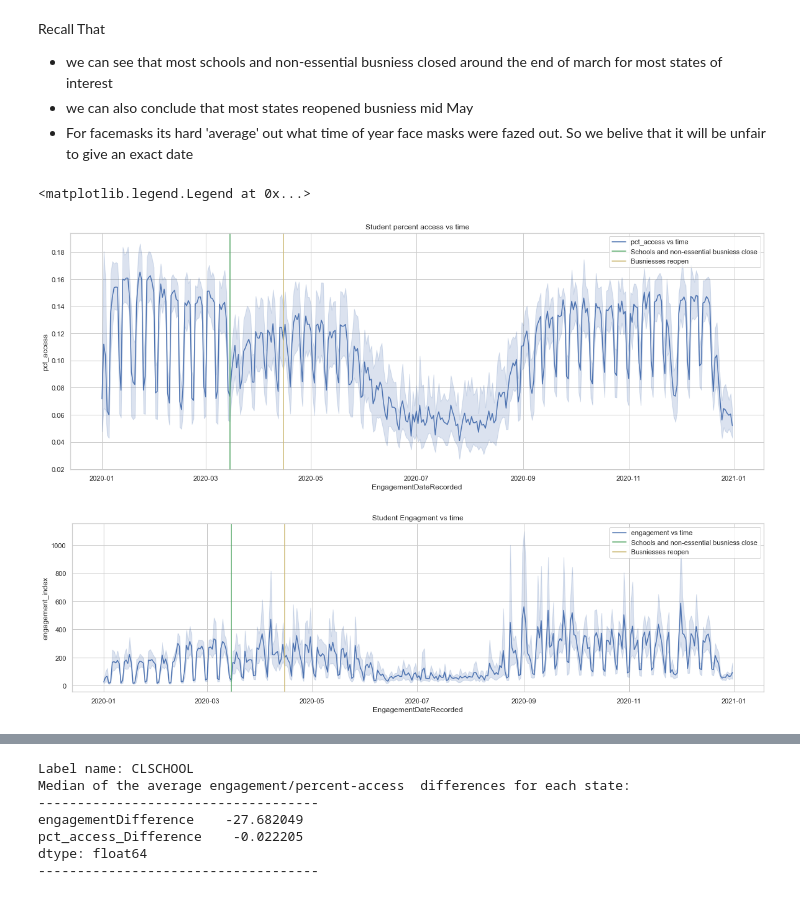
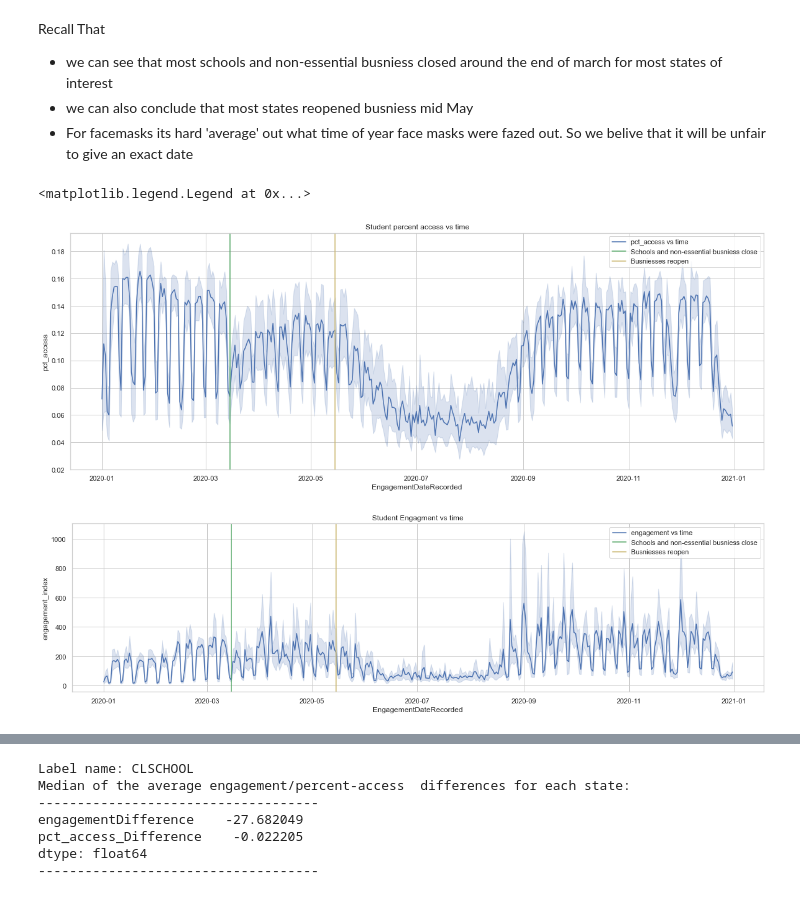
Before and after one commit to AditJainn/Math1130Project, a Jupyter notebook: AditProjectCode.ipynb, the cells around one changed output, grey strips where cells are left out. Saved outputs shown, nothing was run; the diff lists cells and outputs as text; code cells hidden in the pictures.

```diff
--- a/AditProjectCode.ipynb
+++ b/AditProjectCode.ipynb
@@ -365,23 +366,23 @@ Recall That
 # %%
  # CLSCHOOL	CLBSNS	END_BSNS	FM_ALL
 # 2020-03-17	2020-03-24	2020-05-18	2020-05-06
 temp = x.groupby(["EngagementDateRecorded","State"]).mean().reset_index()
 
 fig, ax = plt.subplots(figsize=(20, 7))
 sns.lineplot(data=temp, x="EngagementDateRecorded", y="pct_access",label="pct_access vs time")
 ax.set_title("Student percent access vs time")
 plt.axvline(datetime.datetime(2020, 3, 15),color='g',label="Schools and non-essential busniess close") # Date when schools and busnisess closed (on avg)
-plt.axvline(datetime.datetime(2020, 4, 15),color='y', label= "Busniesses reopen") # Date when busnisess reopened (on avg)
+plt.axvline(datetime.datetime(2020, 5, 15),color='y', label= "Busniesses reopen") # Date when busnisess reopened (on avg)
 ax.legend()
 
 
 fig, ax = plt.subplots(figsize=(20, 5))
 sns.lineplot(data=temp, x="EngagementDateRecorded", y="engagement_index",label="engagement vs time")
 ax.set_title("Student Engagment vs time")
 plt.axvline(datetime.datetime(2020, 3, 15),color='g',label="Schools and non-essential busniess close") # Date when schools and busnisess closed (on avg)
-plt.axvline(datetime.datetime(2020, 4, 15),color='y', label= "Busniesses reopen") # Date when busnisess reopened (on avg)
+plt.axvline(datetime.datetime(2020, 5, 15),color='y', label= "Busniesses reopen") # Date when busnisess reopened (on avg)
 ax.legend()
 # %% [output]
 <matplotlib.legend.Legend at 0x...>
-[figure, old version]
+[figure, new version]
-[figure, old version]
+[figure, new version]
```
Also changed, not shown: parts of 19 cells of this notebook.
